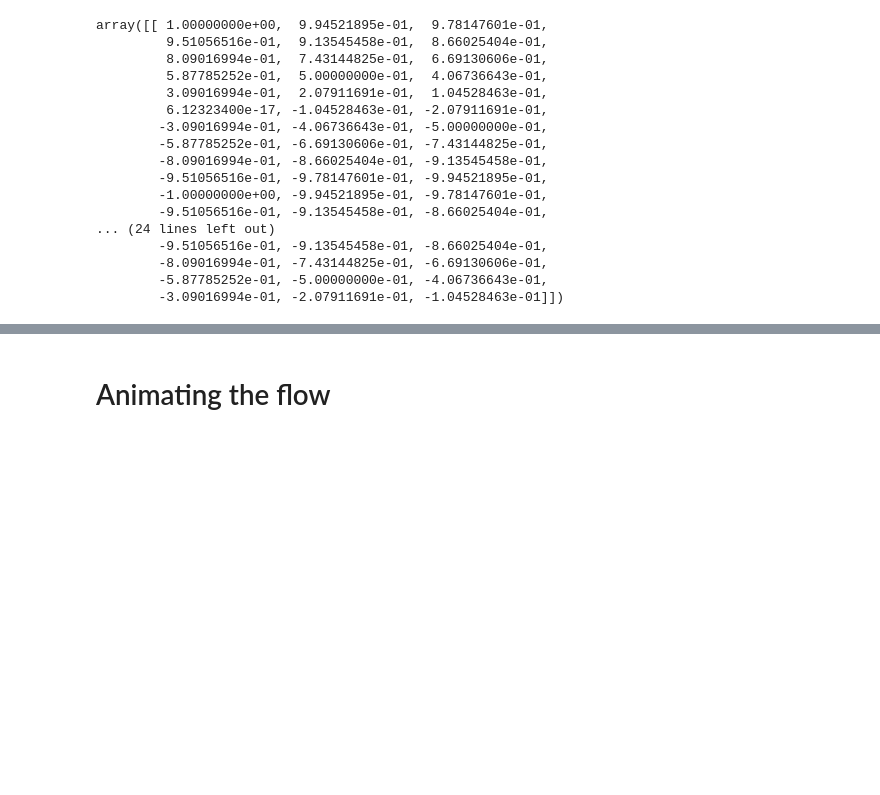
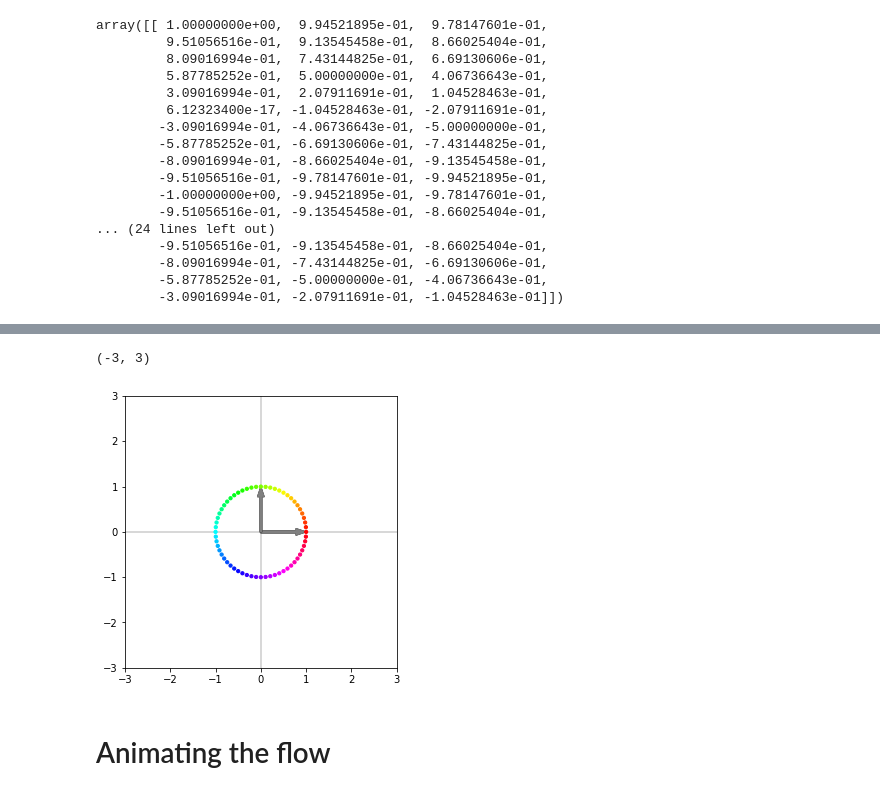
Before and after one commit to badralbanna/FCLChonnatsci, a Jupyter notebook: Linear Transformations in 2D.ipynb, the cells around one changed output, grey strips where cells are left out. Saved outputs shown, nothing was run; the diff lists cells and outputs as text; code cells hidden in the pictures; blank space fills up the shorter version.

```diff
--- a/Linear Transformations in 2D.ipynb
+++ b/Linear Transformations in 2D.ipynb
@@ -110,3 +135,25 @@ ax.set_ylim([-10, 10])
+# %%
+# Plotting the result of multiplying V and V_sel by M (along with the initial set)
+
+# Drawing the axes
+fig, ax = plt.subplots(figsize=(5,5))
+ax.set_aspect('equal')
+ax.axhline(0, color='.8', zorder=0)
+ax.axvline(0, color='.8', zorder=0)
+
+# Plotting the points
+plot_points(ax, V, colors=colors, zorder=1, alpha=.2)
+
+# Plotting the newpoints
+plot_points(ax, V2, colors=colors, zorder=3)
+plot_eigs(ax, M)
+
+# Setting the scale of x and y axis
+ax.set_xlim([-3, 3])
+ax.set_ylim([-3, 3])
+# %% [output]
+(-3, 3)
+[figure, added]
 # %% [markdown]
 # Animating the flow
 # %%
```
Also changed, not shown: parts of 5 cells of this notebook, 1 other file.
